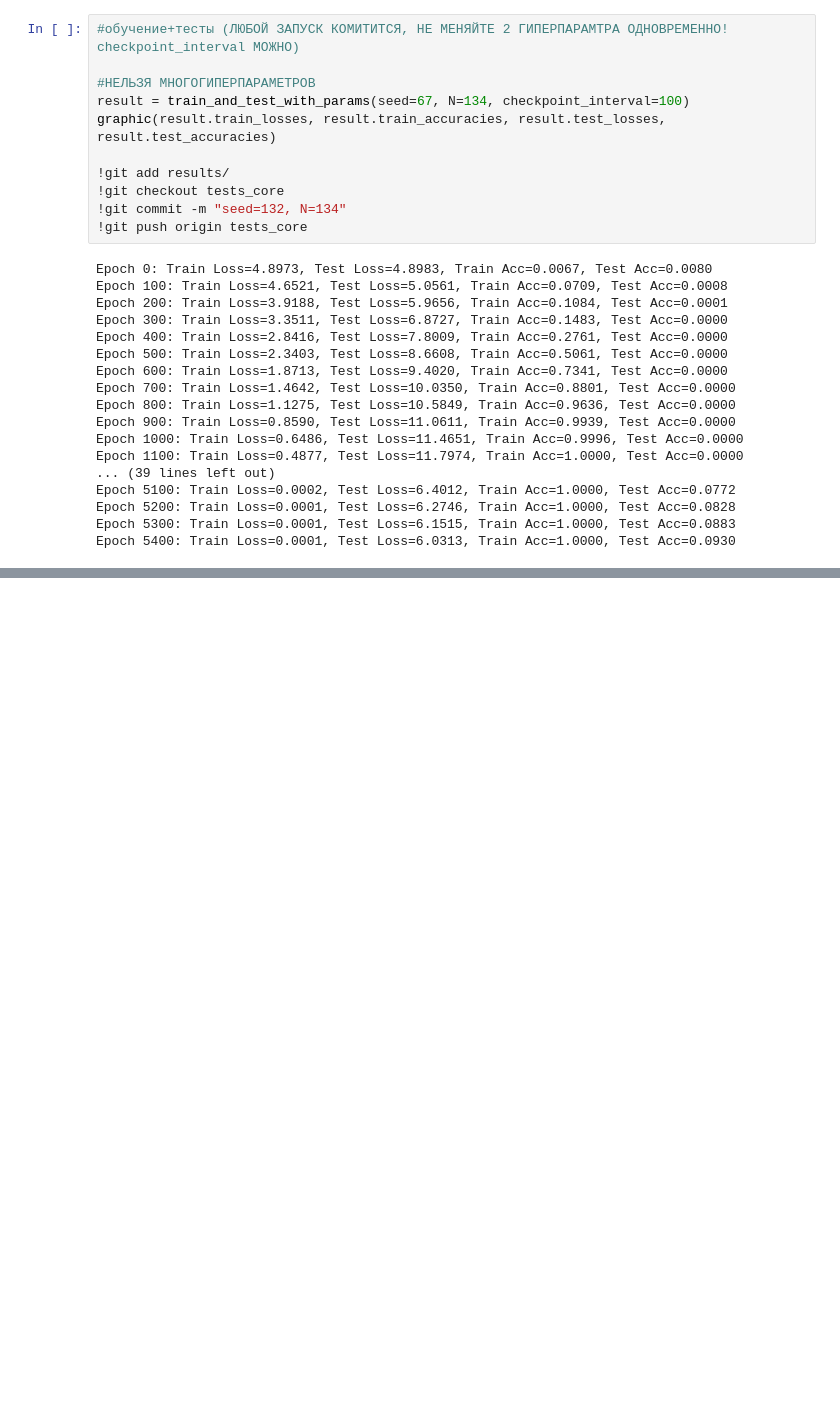
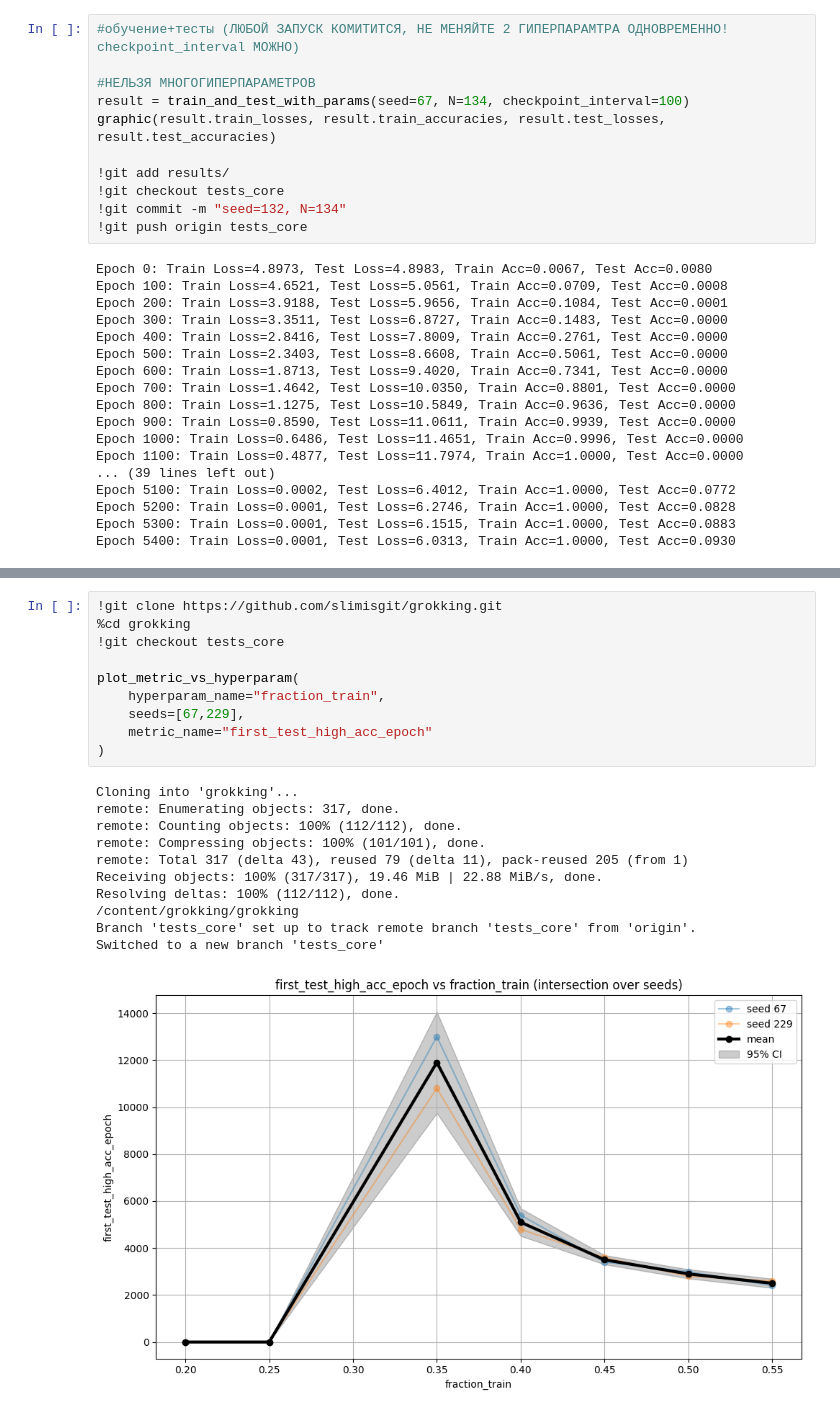
Before and after one commit to slimisgit/grokking, a Jupyter notebook: report.ipynb, the cells around one changed output, grey strips where cells are left out. Drawn from its saved outputs; the diff is of its cells as text; blank space fills up the shorter version.

```diff
--- a/report.ipynb
+++ b/report.ipynb
@@ -525,0 +560,22 @@ plot_vs_N(seed=67, y_field="plate_length")
+# %%
+!git clone https://github.com/slimisgit/grokking.git
+%cd grokking
+!git checkout tests_core
+
+plot_metric_vs_hyperparam(
+    hyperparam_name="fraction_train",
+    seeds=[67,229],
+    metric_name="first_test_high_acc_epoch"
+)
+# %% [output]
+Cloning into 'grokking'...
+remote: Enumerating objects: 317, done.
+remote: Counting objects: 100% (112/112), done.
+remote: Compressing objects: 100% (101/101), done.
+remote: Total 317 (delta 43), reused 79 (delta 11), pack-reused 205 (from 1)
+Receiving objects: 100% (317/317), 19.46 MiB | 22.88 MiB/s, done.
+Resolving deltas: 100% (112/112), done.
+/content/grokking/grokking
+Branch 'tests_core' set up to track remote branch 'tests_core' from 'origin'.
+Switched to a new branch 'tests_core'
+[figure, added]
```
Also changed, not shown: parts of 7 cells of this notebook.
